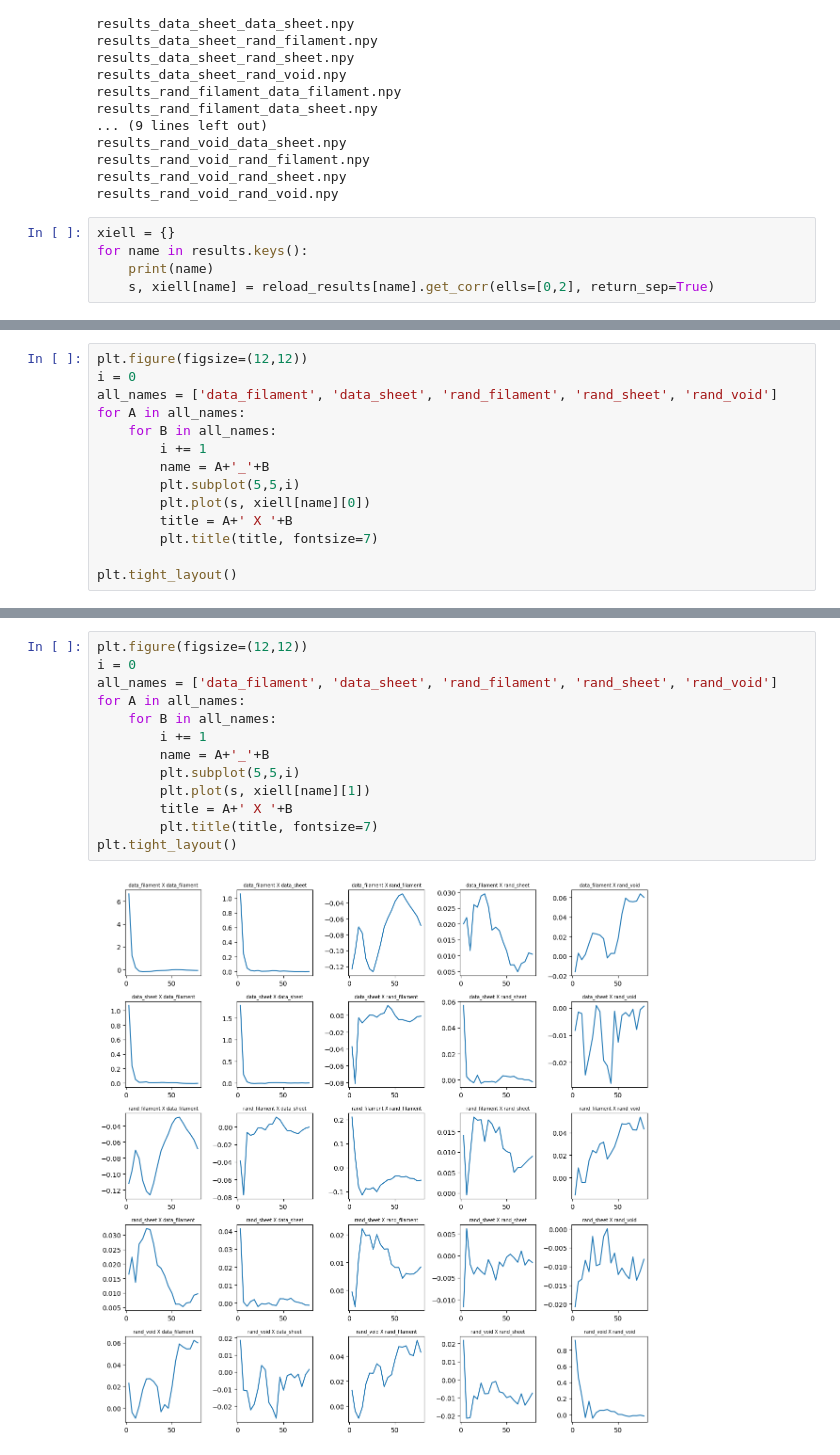
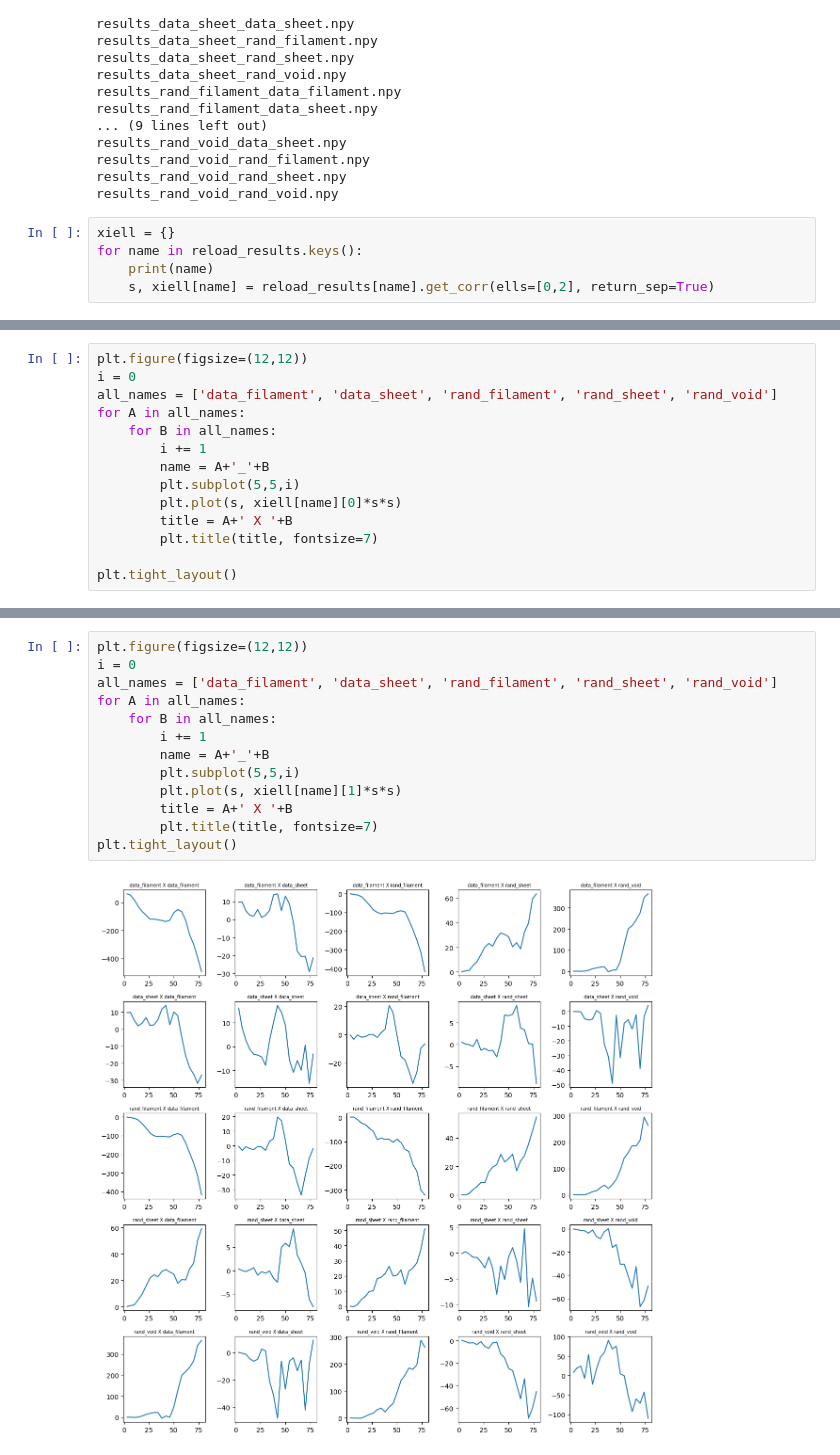
Before and after one commit to forero/DelaunayASTRA, a Jupyter notebook: nb/cross_correlation_pycorr.ipynb, the cells around one changed output, grey strips where cells are left out. Saved outputs shown, nothing was run; the diff lists cells and outputs as text.

Commit message:
remake plots with s*2

```diff
--- a/nb/cross_correlation_pycorr.ipynb
+++ b/nb/cross_correlation_pycorr.ipynb
@@ -222,7 +222,7 @@ results_rand_void_rand_sheet.npy
 results_rand_void_rand_void.npy
 # %%
 xiell = {}
-for name in results.keys():
+for name in reload_results.keys():
     print(name)
     s, xiell[name] = reload_results[name].get_corr(ells=[0,2], return_sep=True)
 # %% [output]
@@ -252,7 +252,7 @@ for A in all_names:
         i += 1
         name = A+'_'+B
         plt.subplot(5,5,i)
-        plt.plot(s, xiell[name][0])
+        plt.plot(s, xiell[name][0]*s*s)
         title = A+' X '+B
         plt.title(title, fontsize=7)
 
@@ -262,15 +262,15 @@ plt.tight_layout()
 # %%
 plt.figure(figsize=(12,12))
 i = 0
 all_names = ['data_filament', 'data_sheet', 'rand_filament', 'rand_sheet', 'rand_void']
 for A in all_names:
     for B in all_names:
         i += 1
         name = A+'_'+B
         plt.subplot(5,5,i)
-        plt.plot(s, xiell[name][1])
+        plt.plot(s, xiell[name][1]*s*s)
         title = A+' X '+B
         plt.title(title, fontsize=7)
 plt.tight_layout()
 # %% [output]
-[figure, old version]
+[figure, new version]
```
Also changed, not shown: parts of 2 cells of this notebook.
